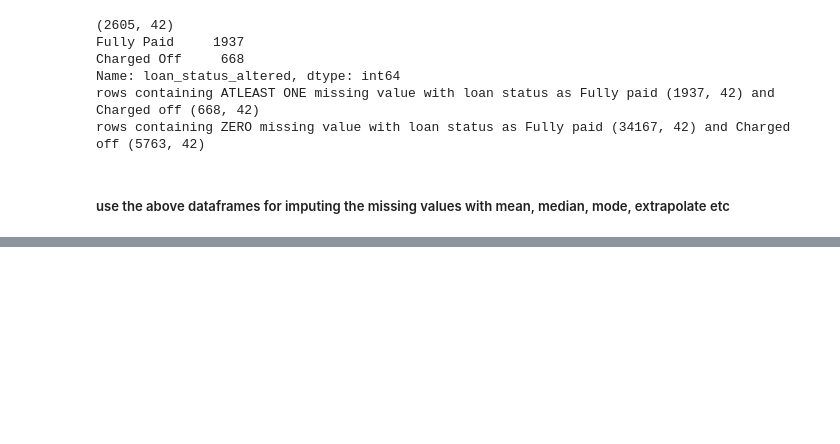
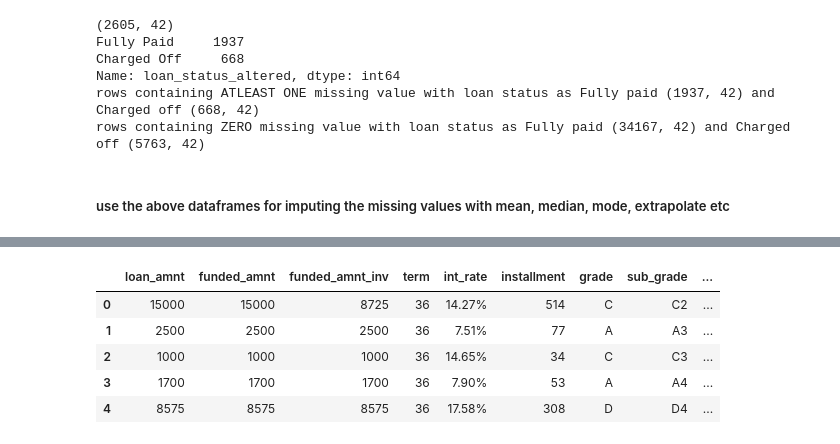
Before and after one commit to shashikumar2010s/AT-T, a Jupyter notebook: EDA.ipynb, the cells around one changed output, grey strips where cells are left out. Cells and saved outputs as stored; diff of their text form; code cells hidden in the pictures; blank space fills up the shorter version.

```diff
--- a/EDA.ipynb
+++ b/EDA.ipynb
@@ -537,0 +669,11 @@ fig.show()
+# %%
+float_cols = loan_stat_df_nonull_cleaned.select_dtypes(include=['float'])
+loan_stat_df_nonull_cleaned[float_cols.columns] = float_cols.astype(int)
+loan_stat_df_nonull_cleaned.head()
+# %% [output]
+|  | loan_amnt | funded_amnt | funded_amnt_inv | term | int_rate | installment | grade | sub_grade | ... |
+| 0 | 15000 | 15000 | 8725 | 36 | 14.27% | 514 | C | C2 | ... |
+| 1 | 2500 | 2500 | 2500 | 36 | 7.51% | 77 | A | A3 | ... |
+| 2 | 1000 | 1000 | 1000 | 36 | 14.65% | 34 | C | C3 | ... |
+| 3 | 1700 | 1700 | 1700 | 36 | 7.90% | 53 | A | A4 | ... |
+| 4 | 8575 | 8575 | 8575 | 36 | 17.58% | 308 | D | D4 | ... |
```
Also changed, not shown: parts of 43 cells of this notebook, 2 other files.
